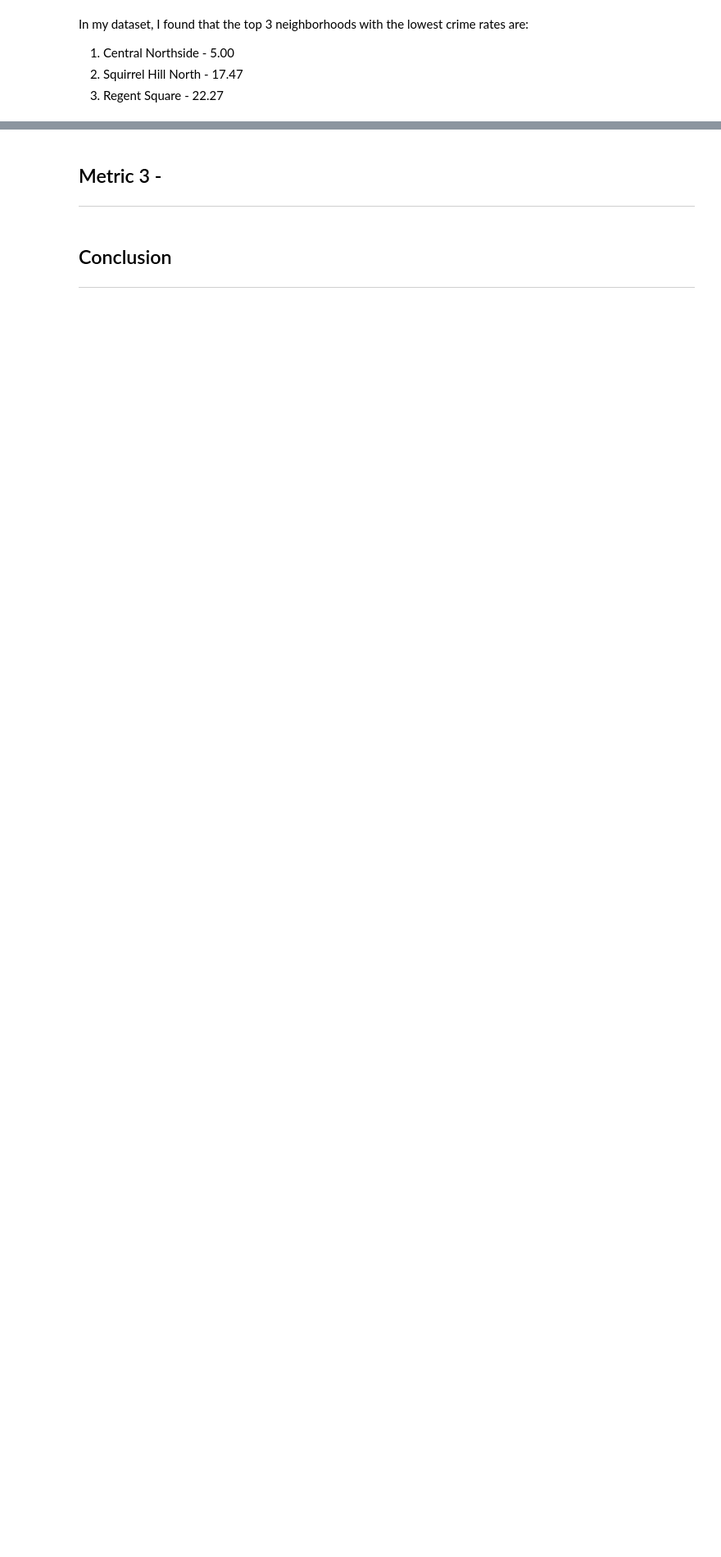
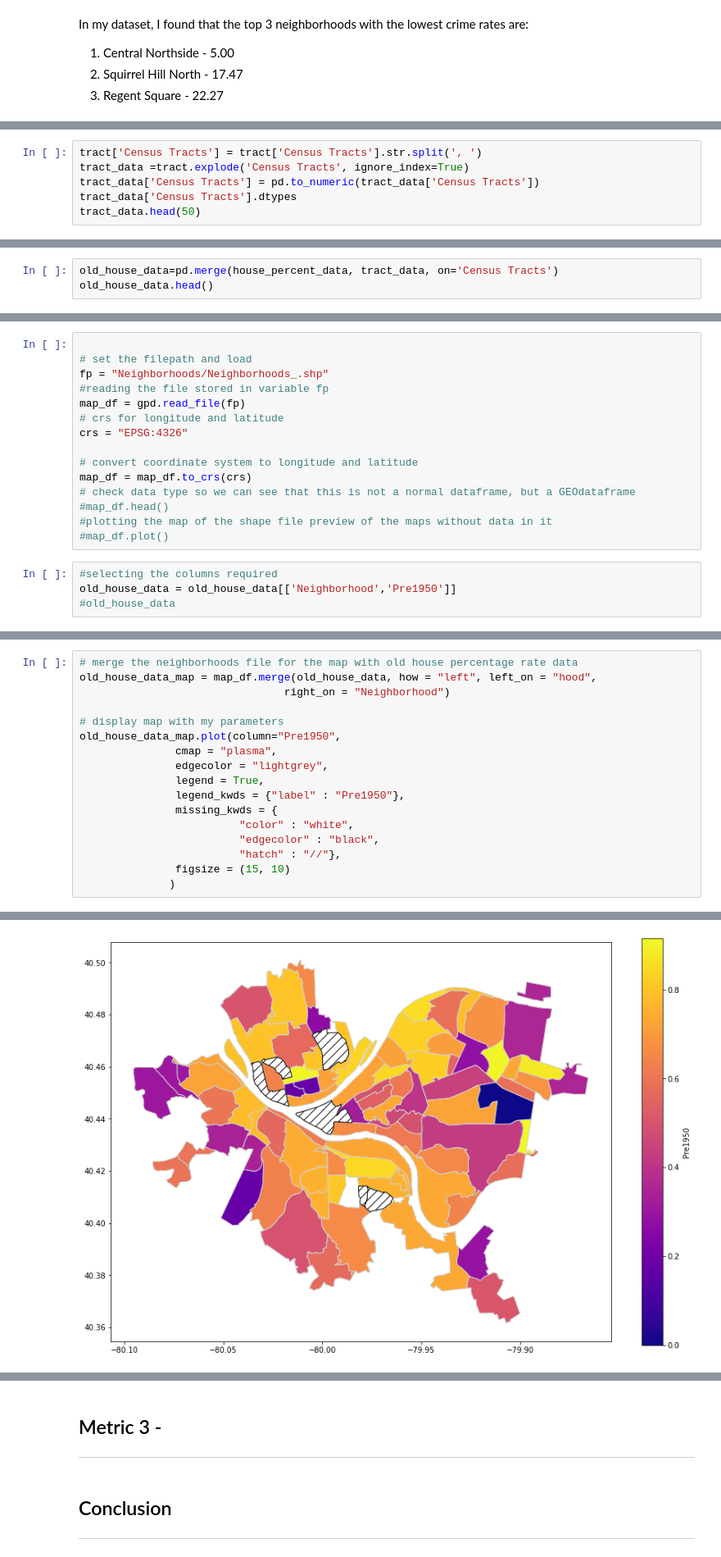
Before and after one commit to songxingyu1118/CMPINF10_Final_Project, a Jupyter notebook: Neighborhoods.ipynb, the cells around one changed output, grey strips where cells are left out. Shown at 82% size. Cells and saved outputs as stored; diff of their text form; blank space fills up the shorter version.

```diff
--- a/Neighborhoods.ipynb
+++ b/Neighborhoods.ipynb
@@ -174,0 +220,6 @@ In my dataset, I found that the top 3 neighborhoods with the lowest crime rates
+# %%
+tract['Census Tracts'] = tract['Census Tracts'].str.split(', ')
+tract_data =tract.explode('Census Tracts', ignore_index=True)
+tract_data['Census Tracts'] = pd.to_numeric(tract_data['Census Tracts'])
+tract_data['Census Tracts'].dtypes
+tract_data.head(50)
@@ -174,0 +246,3 @@ In my dataset, I found that the top 3 neighborhoods with the lowest crime rates
+# %%
+old_house_data=pd.merge(house_percent_data, tract_data, on='Census Tracts')
+old_house_data.head()
@@ -174,0 +258,19 @@ In my dataset, I found that the top 3 neighborhoods with the lowest crime rates
+# %%
+
+# set the filepath and load
+fp = "Neighborhoods/Neighborhoods_.shp"
+#reading the file stored in variable fp
+map_df = gpd.read_file(fp)
+# crs for longitude and latitude
+crs = "EPSG:4326"
+
+# convert coordinate system to longitude and latitude
+map_df = map_df.to_crs(crs)
+# check data type so we can see that this is not a normal dataframe, but a GEOdataframe
+#map_df.head()
+#plotting the map of the shape file preview of the maps without data in it
+#map_df.plot()
+# %%
+#selecting the columns required
+old_house_data = old_house_data[['Neighborhood','Pre1950']]
+#old_house_data
@@ -174,0 +279,18 @@ In my dataset, I found that the top 3 neighborhoods with the lowest crime rates
+# %%
+# merge the neighborhoods file for the map with old house percentage rate data
+old_house_data_map = map_df.merge(old_house_data, how = "left", left_on = "hood",
+                                right_on = "Neighborhood")
+
+# display map with my parameters
+old_house_data_map.plot(column="Pre1950",
+               cmap = "plasma",
+               edgecolor = "lightgrey",
+               legend = True,
+               legend_kwds = {"label" : "Pre1950"},
+               missing_kwds = {
+                         "color" : "white",
+                         "edgecolor" : "black",
+                         "hatch" : "//"},
+               figsize = (15, 10)
+              )
+# %% [output]
@@ -175 +298,2 @@ In my dataset, I found that the top 3 neighborhoods with the lowest crime rates
+[figure, added]
 # %% [markdown]
```
Also changed, not shown: parts of 23 cells of this notebook.
